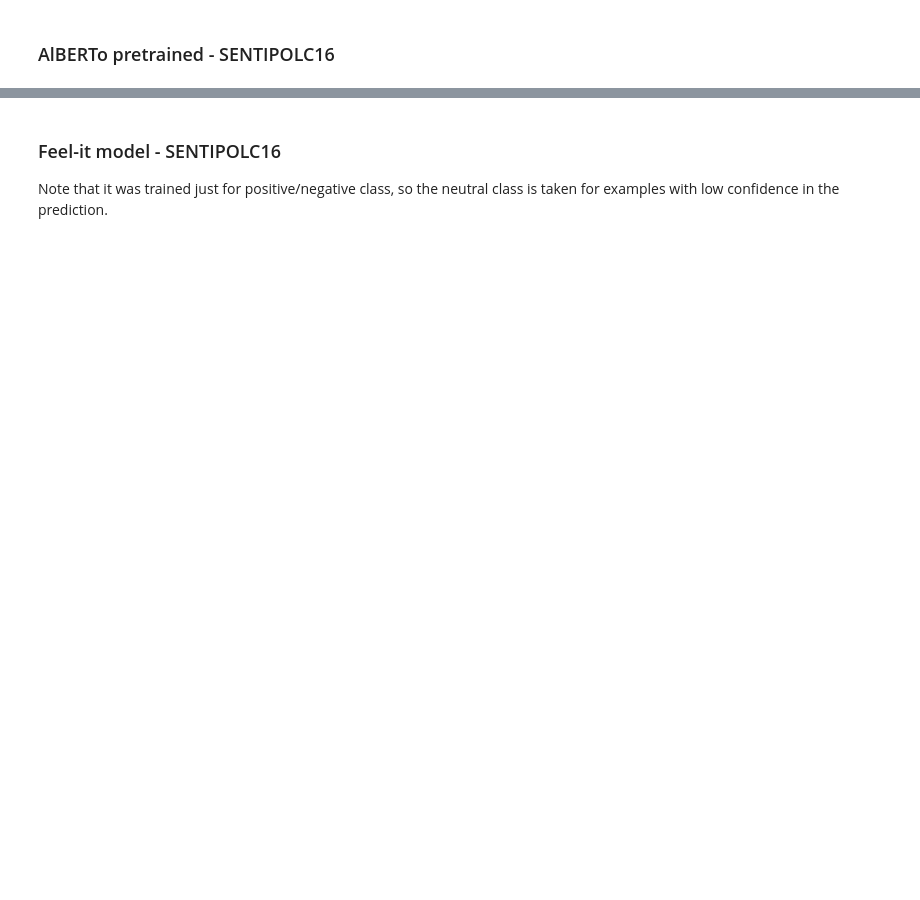
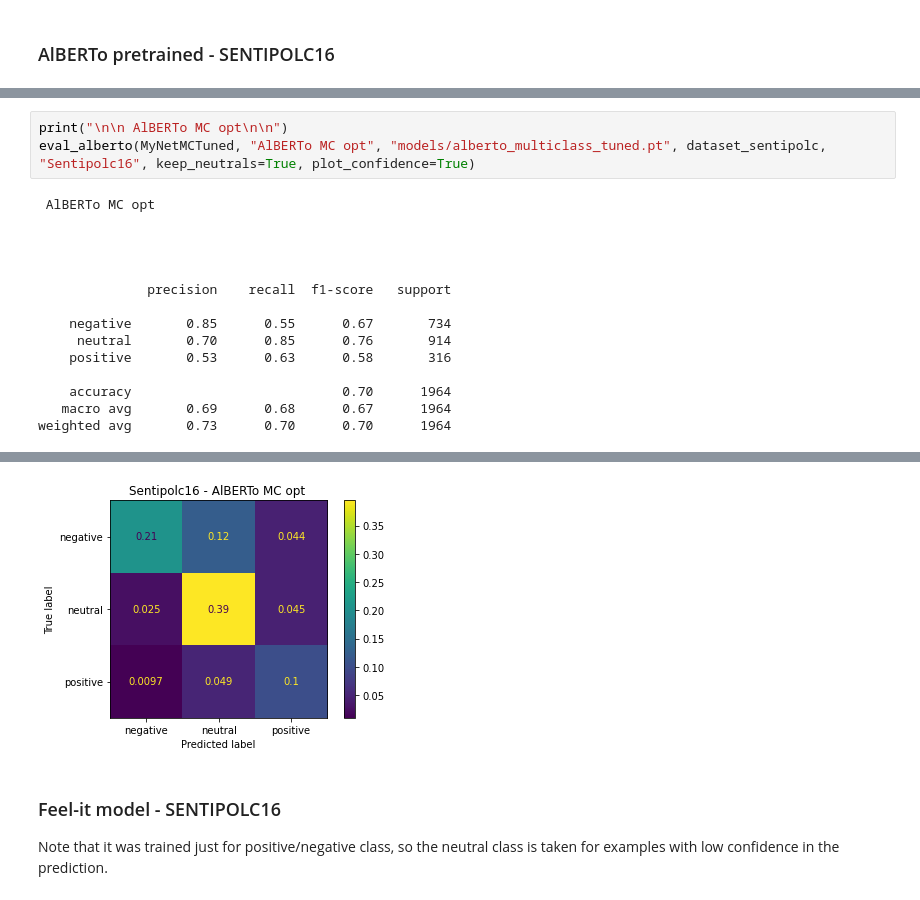
Before and after one commit to steveazzolin/NLU_final_project, a Jupyter notebook: AlBERTo error analysis.ipynb, the cells around one changed output, grey strips where cells are left out. Cells and saved outputs as stored; diff of their text form; blank space fills up the shorter version.

```diff
--- a/AlBERTo error analysis.ipynb
+++ b/AlBERTo error analysis.ipynb
@@ -355,0 +460,18 @@ weighted avg       0.73      0.70      0.70      1964
+# %%
+print("\n\n AlBERTo MC opt\n\n")
+eval_alberto(MyNetMCTuned, "AlBERTo MC opt", "models/alberto_multiclass_tuned.pt", dataset_sentipolc, "Sentipolc16", keep_neutrals=True, plot_confidence=True)
+# %% [output]
+ AlBERTo MC opt
+
+
+
+
+              precision    recall  f1-score   support
+
+    negative       0.85      0.55      0.67       734
+     neutral       0.70      0.85      0.76       914
+    positive       0.53      0.63      0.58       316
+
+    accuracy                           0.70      1964
+   macro avg       0.69      0.68      0.67      1964
+weighted avg       0.73      0.70      0.70      1964
@@ -356,3 +481,4 @@ weighted avg       0.73      0.70      0.70      1964
+[figure, added]
 # %% [markdown]
 ### Feel-it model - SENTIPOLC16
 Note that it was trained just for positive/negative class, so the neutral class is taken for examples with low confidence in the prediction.
```
Also changed, not shown: parts of 50 cells of this notebook.
